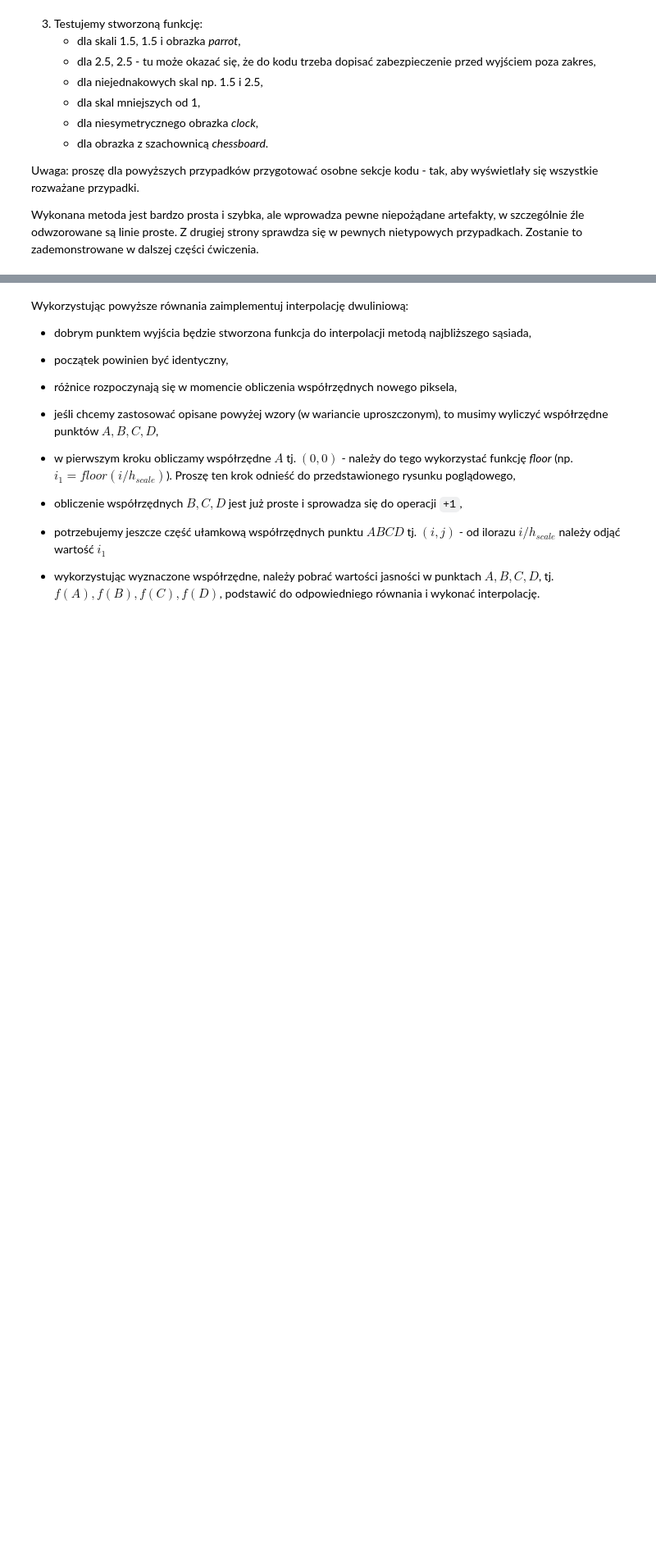
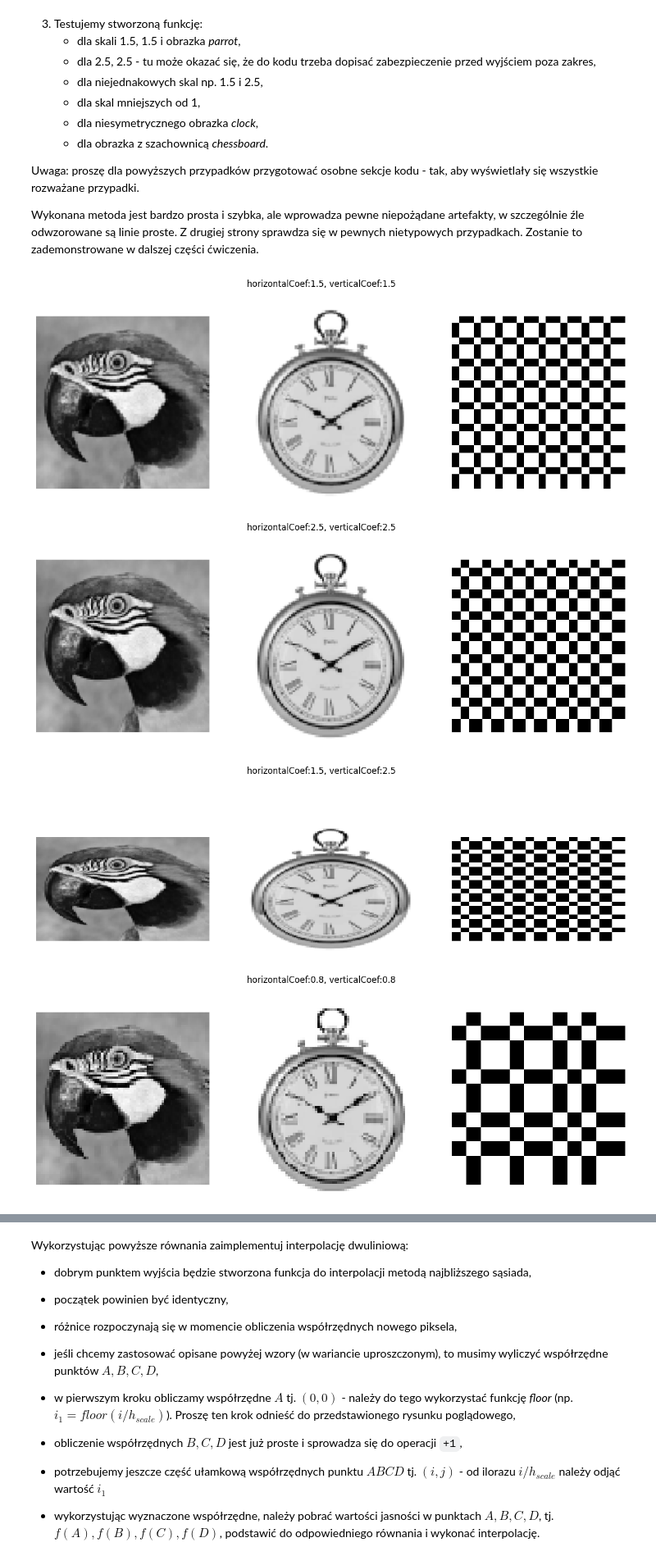
Before and after one commit to arturgesiarz/DigitalImageProcessing-Course, a Jupyter notebook: lab05/05_resolution.ipynb, the cells around one changed output, grey strips where cells are left out. Shown: that part at 82% size. Cells and saved outputs as stored; diff of their text form; code cells hidden in the pictures; blank space fills up the shorter version.

```diff
--- a/lab05/05_resolution.ipynb
+++ b/lab05/05_resolution.ipynb
@@ -92,16 +92,16 @@ Wewnątrz należy:
 * utworzyć nowy obraz o ww. rozmiarze,
 * w pętli po nowym obrazie, dla każdego piksela, wykorzystując współczynniki skalowania, odnaleźć najbliższego sąsiada.
 # %%
-def NNInterpolation(image, verticalCoef, horizontalCoef):
+def NNInterpolation(image, horizontalCoef, verticalCoef):
   width, heigh = image.shape
-  newWidth = int(width * verticalCoef)
-  newHeigh = int(heigh * horizontalCoef)
+  newWidth = int(width * horizontalCoef)
+  newHeight = int(heigh * verticalCoef)
   newImage = np.zeros((newWidth, newHeight), dtype=np.uint8)
 
   for i in range(newWidth):
     for j in range(newHeight):
-      row = min(round(i / verticalCoef), width - 1)
-      col = min(round(j / horizontalCoef), heigh - 1)
+      row = min(round(i / horizontalCoef), width - 1)
+      col = min(round(j / verticalCoef), heigh - 1)
       newImage[i, j] = image[row, col]
 
   return newImage
@@ -124,3 +122,36 @@ Zostanie to zademonstrowane w dalszej części ćwiczenia.
+# %%
+parrotImage = cv2.imread("parrot.bmp", cv2.COLOR_BGR2GRAY)
+clockImage = cv2.imread("clock.bmp", cv2.COLOR_BGR2GRAY)
+chessboardImage = cv2.imread("chessboard.bmp", cv2.COLOR_BGR2GRAY)
+
+parrotInterpolations = []
+clockInterpolations = []
+chessboardInterpolations = []
+
+parameters = [[1.5, 1.5], [2.5, 2.5], [1.5, 2.5], [0.8, 0.8]]
+
+for horizontalCoef, verticalCoef in parameters:
+  parrotInterpolations.append(NNInterpolation(parrotImage, horizontalCoef, verticalCoef))
+  clockInterpolations.append(NNInterpolation(clockImage, horizontalCoef, verticalCoef))
+  chessboardInterpolations.append(NNInterpolation(chessboardImage, horizontalCoef, verticalCoef))
+
+
+for idx, (hor, vert) in enumerate(parameters):
+  fig, axs = plt.subplots(1, 3, figsize=(15, 5))
+  fig.suptitle(f"horizontalCoef:{hor}, verticalCoef:{vert}")
+
+  axs[0].imshow(parrotInterpolations[idx], cmap='gray')
+  axs[0].axis("off")
+  axs[1].imshow(clockInterpolations[idx], cmap='gray')
+  axs[1].axis("off")
+  axs[2].imshow(chessboardInterpolations[idx], cmap='gray')
+  axs[2].axis("off")
+  plt.show()
+# %% [output]
+[figure, added]
+[figure, added]
+[figure, added]
+[figure, added]
 # %% [markdown]
 ## Interpolacja dwuliniowa
 
```
Also changed, not shown: parts of 1 cell of this notebook.
